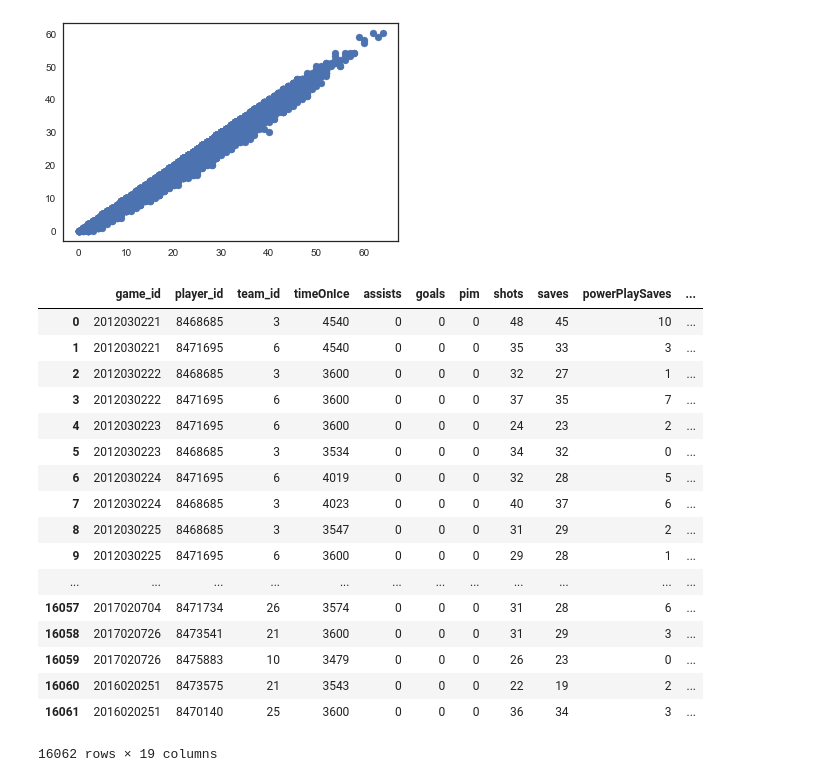
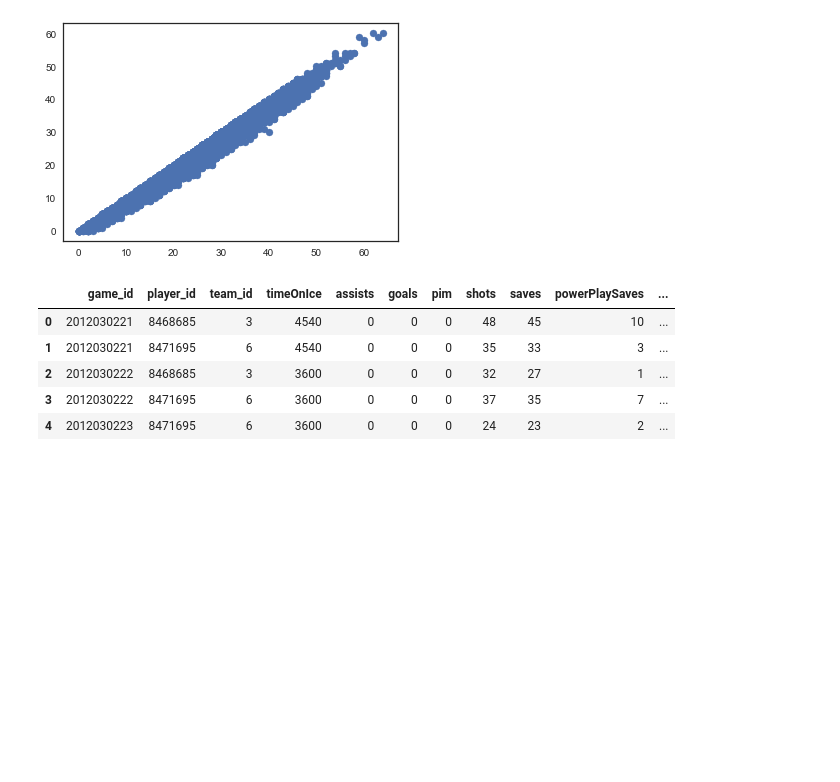
Before and after one commit to UCB-INFO-PYTHON/project_2_Bergan_Biseda_Hardy, a Jupyter notebook: brent_11_20_2018.ipynb, the cells around one changed output. Saved outputs shown, nothing was run; the diff lists cells and outputs as text; code cells hidden in the pictures; blank space fills up the shorter version.

```diff
--- a/brent_11_20_2018.ipynb
+++ b/brent_11_20_2018.ipynb
@@ -332,23 +352,11 @@ plt.scatter(goalie_team['shots'], goalie_team['saves'])
 <matplotlib.collections.PathCollection at 0x...>
 [figure]
 # %%
-game_goalie_stats
+game_goalie_stats.head()
 # %% [output]
 |  | game_id | player_id | team_id | timeOnIce | assists | goals | pim | shots | saves | powerPlaySaves | ... |
 | 0 | 2012030221 | 8468685 | 3 | 4540 | 0 | 0 | 0 | 48 | 45 | 10 | ... |
 | 1 | 2012030221 | 8471695 | 6 | 4540 | 0 | 0 | 0 | 35 | 33 | 3 | ... |
 | 2 | 2012030222 | 8468685 | 3 | 3600 | 0 | 0 | 0 | 32 | 27 | 1 | ... |
 | 3 | 2012030222 | 8471695 | 6 | 3600 | 0 | 0 | 0 | 37 | 35 | 7 | ... |
 | 4 | 2012030223 | 8471695 | 6 | 3600 | 0 | 0 | 0 | 24 | 23 | 2 | ... |
-| 5 | 2012030223 | 8468685 | 3 | 3534 | 0 | 0 | 0 | 34 | 32 | 0 | ... |
-| 6 | 2012030224 | 8471695 | 6 | 4019 | 0 | 0 | 0 | 32 | 28 | 5 | ... |
-| 7 | 2012030224 | 8468685 | 3 | 4023 | 0 | 0 | 0 | 40 | 37 | 6 | ... |
-| 8 | 2012030225 | 8468685 | 3 | 3547 | 0 | 0 | 0 | 31 | 29 | 2 | ... |
-| 9 | 2012030225 | 8471695 | 6 | 3600 | 0 | 0 | 0 | 29 | 28 | 1 | ... |
-| ... | ... | ... | ... | ... | ... | ... | ... | ... | ... | ... | ... |
-| 16057 | 2017020704 | 8471734 | 26 | 3574 | 0 | 0 | 0 | 31 | 28 | 6 | ... |
-| 16058 | 2017020726 | 8473541 | 21 | 3600 | 0 | 0 | 0 | 31 | 29 | 3 | ... |
-| 16059 | 2017020726 | 8475883 | 10 | 3479 | 0 | 0 | 0 | 26 | 23 | 0 | ... |
-| 16060 | 2016020251 | 8473575 | 21 | 3543 | 0 | 0 | 0 | 22 | 19 | 2 | ... |
-| 16061 | 2016020251 | 8470140 | 25 | 3600 | 0 | 0 | 0 | 36 | 34 | 3 | ... |
-16062 rows × 19 columns
```
Also changed, not shown: parts of 14 cells of this notebook.
